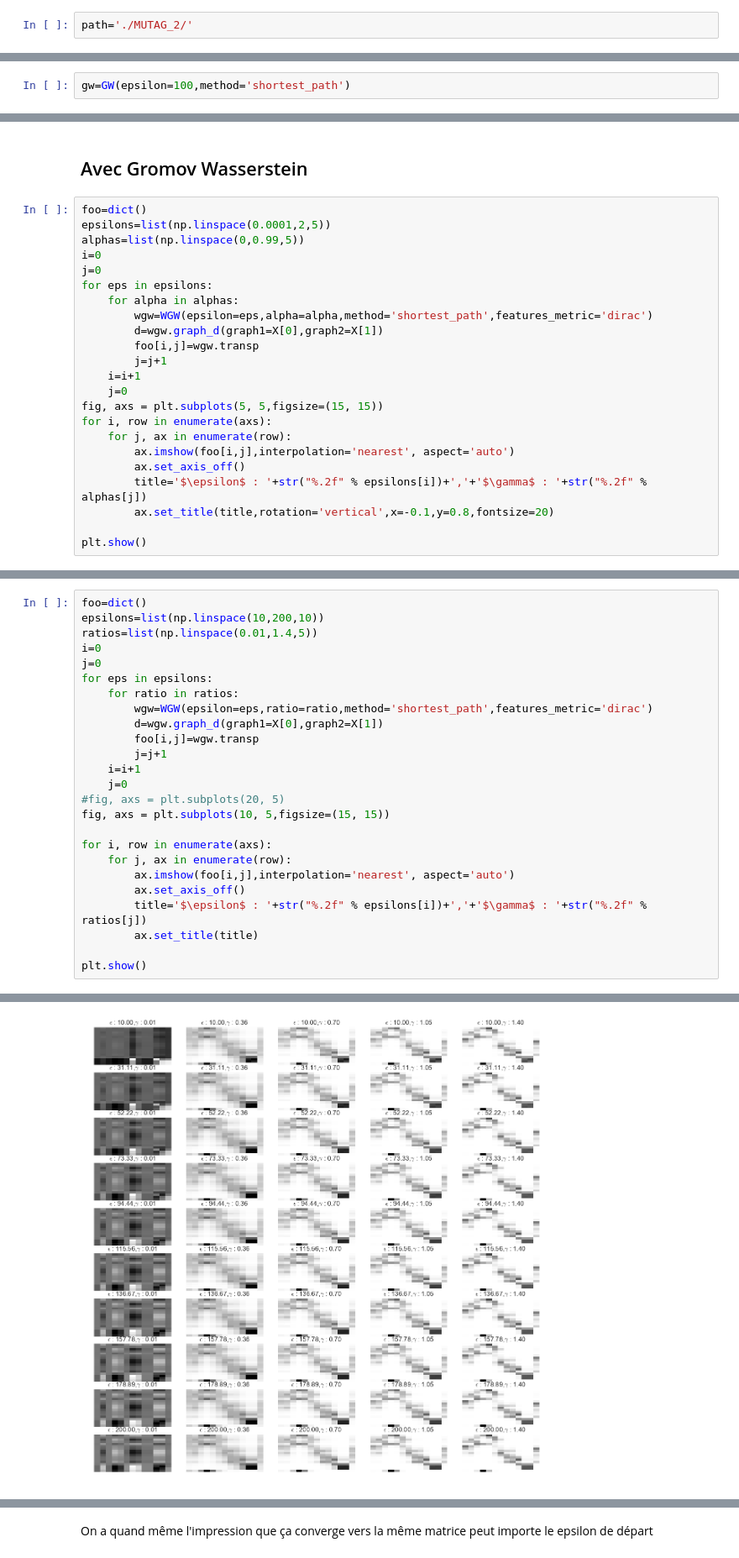
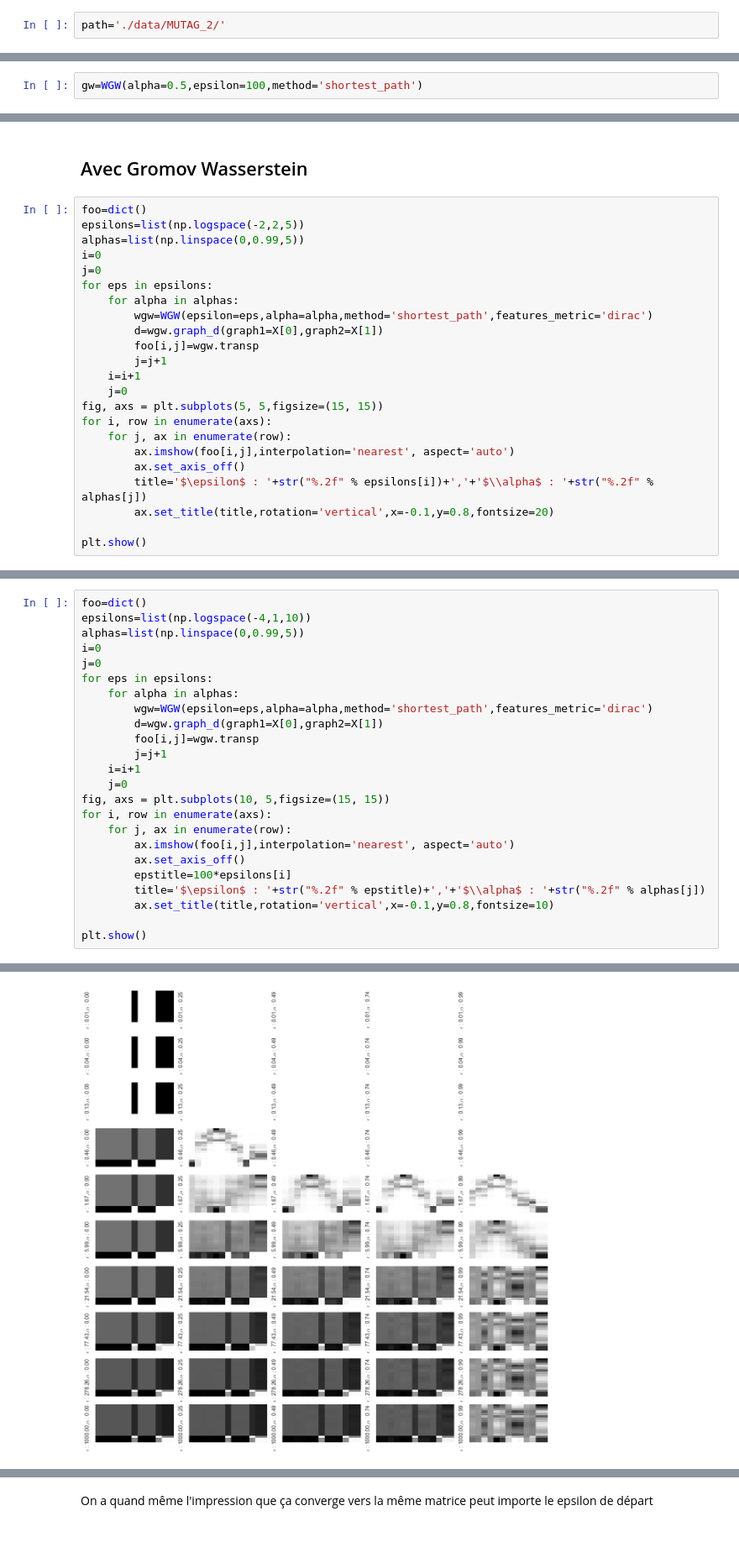
Before and after one commit to tvayer/gwtest, a Jupyter notebook: Mutag.ipynb, the cells around one changed output, grey strips where cells are left out. Shown at 84% size. Drawn from its saved outputs; the diff is of its cells as text.

```diff
--- a/Mutag.ipynb
+++ b/Mutag.ipynb
@@ -19,7 +23,7 @@ from ot_distances import Gromov_distance as GW
 from ot_distances import Wasserstein_distance as EMD
 from ot_distances import Gromov_Wasserstein_distance as WGW
 # %%
-path='./MUTAG_2/'
+path='./data/MUTAG_2/'
 # %%
 dataset=build_MUTAG_dataset(path)
 # %%
@@ -27,7 +31,7 @@ X,y=zip(*dataset)
 # %%
 d={'epsilon': 100.0, 'normalize_distance': True, 'method': 'shortest_path'}
 # %%
-gw=GW(epsilon=100,method='shortest_path')
+gw=WGW(alpha=0.5,epsilon=100,method='shortest_path')
 # %%
 print('Classe : ',y[0])
 X[0].display_graph(labels= nx.get_node_attributes(X[0].nx_graph, 'attr_name'))
@@ -85,7 +89,7 @@ plt.show()
 ## Avec Gromov Wasserstein
 # %%
 foo=dict()
-epsilons=list(np.linspace(0.0001,2,5))
+epsilons=list(np.logspace(-2,2,5))
 alphas=list(np.linspace(0,0.99,5))
 i=0
 j=0
@@ -102,7 +106,7 @@ for i, row in enumerate(axs):
     for j, ax in enumerate(row):
         ax.imshow(foo[i,j],interpolation='nearest', aspect='auto')
         ax.set_axis_off()
-        title='$\epsilon$ : '+str("%.2f" % epsilons[i])+','+'$\gamma$ : '+str("%.2f" % alphas[j])
+        title='$\epsilon$ : '+str("%.2f" % epsilons[i])+','+'$\\alpha$ : '+str("%.2f" % alphas[j])
         ax.set_title(title,rotation='vertical',x=-0.1,y=0.8,fontsize=20)
 
 plt.show()
@@ -162,26 +161,25 @@ Warning: numerical errors at iteration 0
 # %%
 foo=dict()
-epsilons=list(np.linspace(10,200,10))
-ratios=list(np.linspace(0.01,1.4,5))
+epsilons=list(np.logspace(-4,1,10))
+alphas=list(np.linspace(0,0.99,5))
 i=0
 j=0
 for eps in epsilons:
-    for ratio in ratios:
-        wgw=WGW(epsilon=eps,ratio=ratio,method='shortest_path',features_metric='dirac')
+    for alpha in alphas:
+        wgw=WGW(epsilon=eps,alpha=alpha,method='shortest_path',features_metric='dirac')
         d=wgw.graph_d(graph1=X[0],graph2=X[1])
         foo[i,j]=wgw.transp
         j=j+1
     i=i+1
     j=0
-#fig, axs = plt.subplots(20, 5)
 fig, axs = plt.subplots(10, 5,figsize=(15, 15))
-
 for i, row in enumerate(axs):
     for j, ax in enumerate(row):
         ax.imshow(foo[i,j],interpolation='nearest', aspect='auto')
         ax.set_axis_off()
-        title='$\epsilon$ : '+str("%.2f" % epsilons[i])+','+'$\gamma$ : '+str("%.2f" % ratios[j])
-        ax.set_title(title)
+        epstitle=100*epsilons[i]
+        title='$\epsilon$ : '+str("%.2f" % epstitle)+','+'$\\alpha$ : '+str("%.2f" % alphas[j])
+        ax.set_title(title,rotation='vertical',x=-0.1,y=0.8,fontsize=10)
 
 plt.show()
 # %% [output]
@@ -188 +203 @@ plt.show()
-[figure, old version]
+[figure, new version]
```
Also changed, not shown: parts of 55 cells of this notebook, 42 other files.
